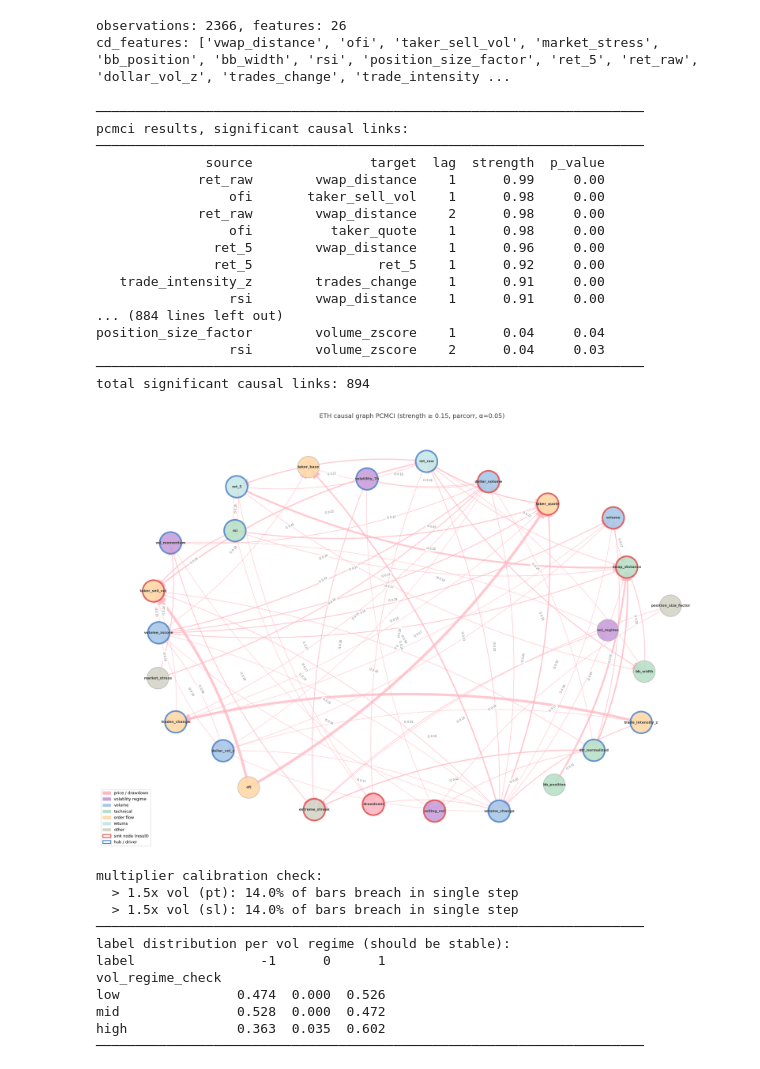
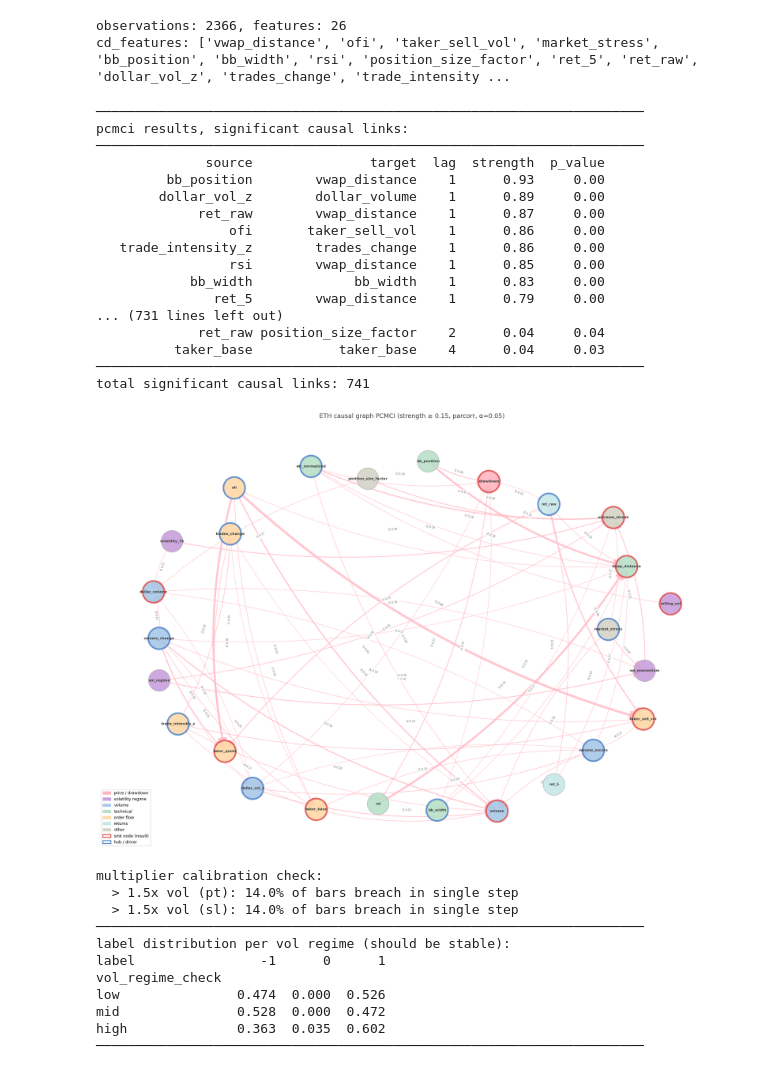
Before and after one commit to pynat/risk_optimizing, a Jupyter notebook: causality_de_prado.ipynb, the cells around one changed output. Drawn from its saved outputs; the diff is of its cells as text; code cells hidden in the pictures.

```diff
--- a/causality_de_prado.ipynb
+++ b/causality_de_prado.ipynb
@@ -783,19 +783,28 @@ print(f"cd_features: {cd_features}")
 observations: 2366, features: 26
 cd_features: ['vwap_distance', 'ofi', 'taker_sell_vol', 'market_stress', 'bb_position', 'bb_width', 'rsi', 'position_size_factor', 'ret_5', 'ret_raw', 'dollar_vol_z', 'trades_change', 'trade_intensity ...
 # %%
-# creating the visuals, most important features
+from scipy.stats import rankdata
+
+# rank-transform each feature to make parcorr more robust
 data_pcmci = df[cd_features].dropna().values.astype(np.float64)
+for i in range(data_pcmci.shape[1]):
+    data_pcmci[:, i] = rankdata(data_pcmci[:, i]) / len(data_pcmci[:, i])
+
 dataframe = pp.DataFrame(
     data_pcmci,
     datatime=np.arange(data_pcmci.shape[0]),
     var_names=cd_features
 )
+
 pcmci = PCMCI(
     dataframe=dataframe,
     cond_ind_test=ParCorr(significance='analytic'),
     verbosity=0
 )
+
 results = pcmci.run_pcmci(tau_min=1, tau_max=5, pc_alpha=0.05)
+
+
 p_matrix   = results['p_matrix']
 val_matrix = results['val_matrix']
 
@@ -925,46 +934,46 @@ nx.draw_networkx_edge_labels(G_top, pos, edge_labels=edge_labels,
 legend = [
     mpatches.Patch(color='#FFB6C1', label='price / drawdown'),
     mpatches.Patch(color='#c9a0dc', label='volatility regime'),
     mpatches.Patch(color='#a8c8e8', label='volume'),
     mpatches.Patch(color='#b8e0c8', label='technical'),
     mpatches.Patch(color='#ffd9a8', label='order flow'),
     mpatches.Patch(color='#c8e8e8', label='returns'),
     mpatches.Patch(color='#d4d4c8', label='other'),
     mpatches.Patch(edgecolor='#e05555', facecolor='none',
                    label='sink node (result)', linewidth=2),
     mpatches.Patch(edgecolor='#5588cc', facecolor='none',
                    label='hub / driver', linewidth=2),
 ]
 ax.legend(handles=legend, loc='lower left', fontsize=9, framealpha=0.8)
 
 for spine in ax.spines.values():
     spine.set_visible(False)
 
 ax.set_title(f'ETH causal graph PCMCI (strength ≥ {threshold}, parcorr, α=0.05)',
              fontsize=14, pad=15, color='#404040')
 ax.axis('off')
 plt.tight_layout()
 plt.savefig("results/pcmci_dag.png", dpi=300, bbox_inches='tight')
 plt.show()
 # %% [output]
 ──────────────────────────────────────────────────────────────────────
 pcmci results, significant causal links:
 ──────────────────────────────────────────────────────────────────────
               source               target  lag  strength  p_value
-             ret_raw        vwap_distance    1      0.99     0.00
-                 ofi       taker_sell_vol    1      0.98     0.00
-             ret_raw        vwap_distance    2      0.98     0.00
-                 ofi          taker_quote    1      0.98     0.00
-               ret_5        vwap_distance    1      0.96     0.00
-               ret_5                ret_5    1      0.92     0.00
-   trade_intensity_z        trades_change    1      0.91     0.00
-                 rsi        vwap_distance    1      0.91     0.00
-... (884 lines left out)
-position_size_factor        volume_zscore    1      0.04     0.04
-                 rsi        volume_zscore    2      0.04     0.03
+         bb_position        vwap_distance    1      0.93     0.00
+        dollar_vol_z        dollar_volume    1      0.89     0.00
+             ret_raw        vwap_distance    1      0.87     0.00
+                 ofi       taker_sell_vol    1      0.86     0.00
+   trade_intensity_z        trades_change    1      0.86     0.00
+                 rsi        vwap_distance    1      0.85     0.00
+            bb_width             bb_width    1      0.83     0.00
+               ret_5        vwap_distance    1      0.79     0.00
+... (731 lines left out)
+             ret_raw position_size_factor    2      0.04     0.04
+          taker_base           taker_base    4      0.04     0.03
 ──────────────────────────────────────────────────────────────────────
-total significant causal links: 894
+total significant causal links: 741
-[figure, old version]
+[figure, new version]
 # %%
 # vwap_distance is the dominant sink node in the pcmci graph:
 # all strong incoming links (ret_raw, rsi, bb_position, atr_normalized, volume),
```
Also changed, not shown: parts of 3 cells of this notebook, 3 other files.
